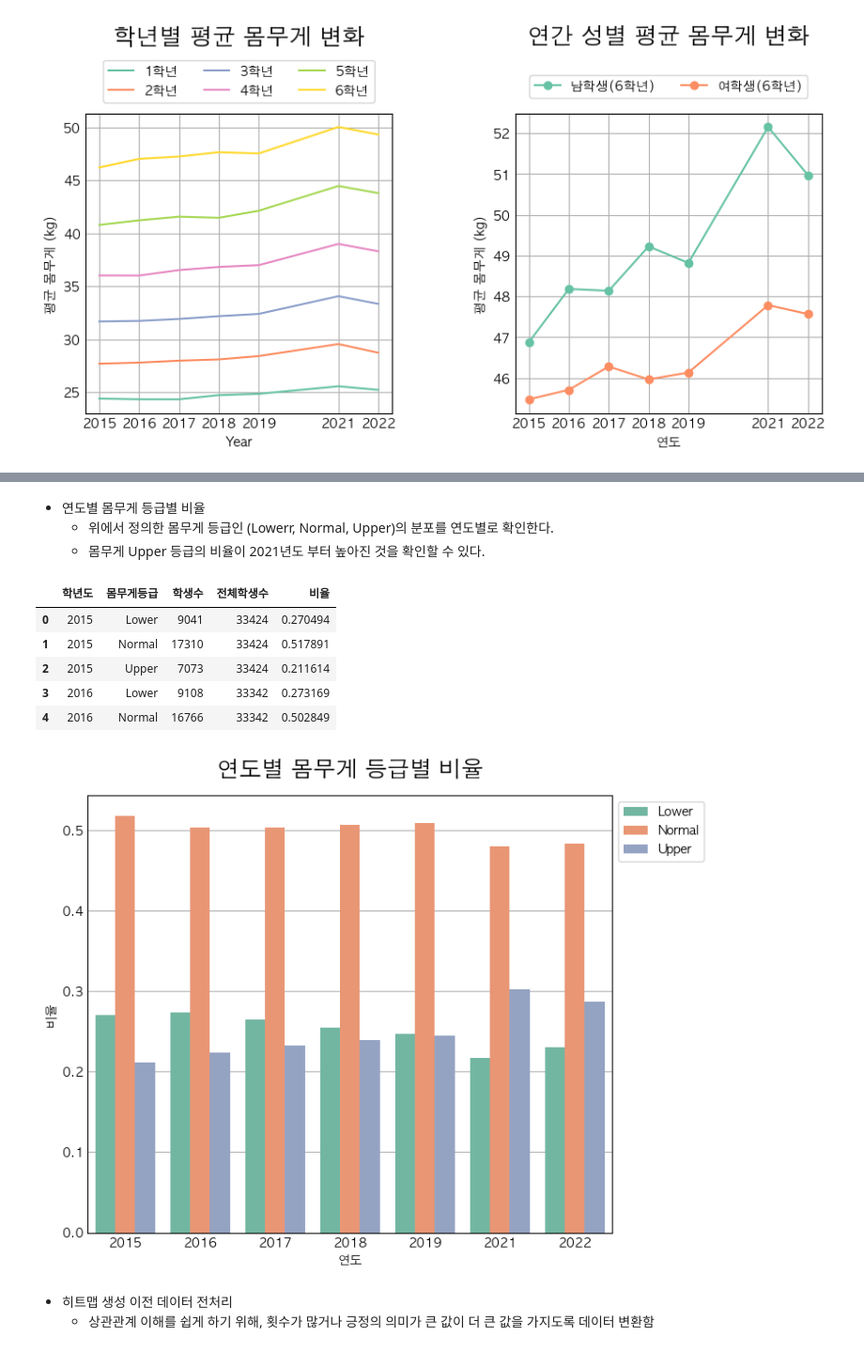
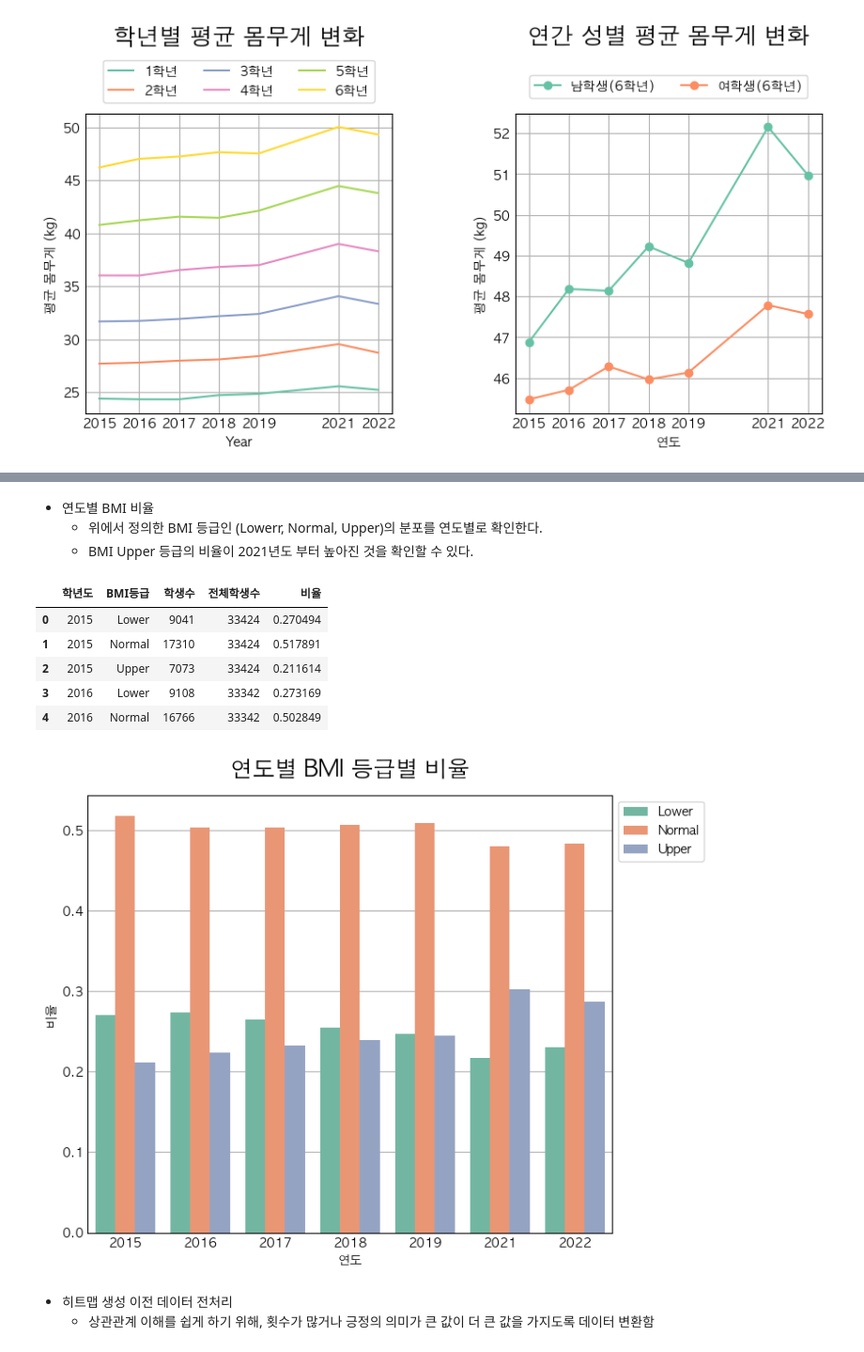
Before and after one commit to wooyeon83/AIBP_Team_Project, a Jupyter notebook: src/PRJ_02_Data_Analyze_Visualization_cwy.ipynb, the cells around one changed output, grey strips where cells are left out. Shown at 94% size. Drawn from its saved outputs; the diff is of its cells as text; code cells hidden in the pictures.

```diff
--- a/src/PRJ_02_Data_Analyze_Visualization_cwy.ipynb
+++ b/src/PRJ_02_Data_Analyze_Visualization_cwy.ipynb
@@ -171,12 +172,12 @@ fig.subplots_adjust(left=0.1, right=0.9, top=0.85, bottom=0.2, wspace=0.4)
     * 최솟값(IQR 1사분위값에서 1.5배 낮은 범위의 값) : box plot 에서 이상치 제거시 사용
     * 최대값(IQR 3사분위값에서 1.5배 높은 범위의 값) : box plot 에서 이상치 제거시 사용
 # %%
-df1 = df
-df1['몸무게 대비 키 비율'] = df['몸무게_kg']/df['키_cm'] * 100
+df5 = df
+df5['BMI'] = df['몸무게_kg']/df['키_cm'] * 100
 
 # 몸무게 대비 비율로 Lower, Normer, Upper 등급 분류하기
-Q1 = df1['몸무게 대비 키 비율'].quantile(0.25)
-Q3 = df1['몸무게 대비 키 비율'].quantile(0.75)
+Q1 = df5['BMI'].quantile(0.25)
+Q3 = df5['BMI'].quantile(0.75)
 
 # IQR 계산
 IQR = Q3 - Q1
@@ -186,9 +187,9 @@ lower_fence = Q1 - 1.5 * IQR
 
 print('IQR:' , IQR, 'Q3:', Q3, 'Q1:', Q1, 'Upper기준:', upper_fence,'초과 ', 'Lower기준:', lower_fence, '미만 ')
 
-df1.loc[df1['몸무게 대비 키 비율'] < Q1, '몸무게등급'] = 'Lower'
-df1.loc[df1['몸무게 대비 키 비율'] > Q3, '몸무게등급'] = 'Upper'
-df1['몸무게등급'] = df1['몸무게등급'].fillna('Normal')
-df1[['학년도', '학년', '몸무게_kg', '키_cm', '몸무게 대비 키 비율', '몸무게등급']].head()
+df5.loc[df5['BMI'] < Q1, 'BMI등급'] = 'Lower'
+df5.loc[df5['BMI'] > Q3, 'BMI등급'] = 'Upper'
+df5['BMI등급'] = df5['BMI등급'].fillna('Normal')
+df5[['학년도', '학년', '몸무게_kg', '키_cm', 'BMI', 'BMI등급']].head()
 # %% [output]
 IQR: 8.640150062616208 Q3: 29.232827086144297 Q1: 20.59267702352809 Upper기준: 42.193052180068605 초과  Lower기준: 7.6324519296037785 미만
@@ -212,15 +213,15 @@ sns.boxplot(y='몸무게 대비 키 비율', x='학년도', data=df1_filtered);
 # %% [markdown]
-* 연도별 몸무게 등급별 비율
-    * 위에서 정의한 몸무게 등급인 (Lowerr, Normal, Upper)의 분포를 연도별로 확인한다.
-    * 몸무게 Upper 등급의 비율이 2021년도 부터 높아진 것을 확인할 수 있다.
+* 연도별 BMI 비율
+    * 위에서 정의한 BMI 등급인 (Lowerr, Normal, Upper)의 분포를 연도별로 확인한다.
+    * BMI Upper 등급의 비율이 2021년도 부터 높아진 것을 확인할 수 있다.
 # %%
-df2 = df1.groupby(['학년도', '몸무게등급'])['학년'].count().reset_index().rename(columns={'학년':'학생수'})
-df1_sub = df1.groupby('학년도')['학년'].count().reset_index().rename(columns={'학년':'전체학생수'})
+df2 = df5.groupby(['학년도', 'BMI등급'])['학년'].count().reset_index().rename(columns={'학년':'학생수'})
+df1_sub = df5.groupby('학년도')['학년'].count().reset_index().rename(columns={'학년':'전체학생수'})
 df2 = df2.merge(df1_sub, on='학년도')
 df2['비율'] = df2['학생수']/df2['전체학생수']
 df2.head()
 # %% [output]
-|  | 학년도 | 몸무게등급 | 학생수 | 전체학생수 | 비율 |
+|  | 학년도 | BMI등급 | 학생수 | 전체학생수 | 비율 |
 | 0 | 2015 | Lower | 9041 | 33424 | 0.270494 |
 | 1 | 2015 | Normal | 17310 | 33424 | 0.517891 |
 | 2 | 2015 | Upper | 7073 | 33424 | 0.211614 |
@@ -229,16 +230,16 @@ df2.head()
 # %%
 # 누적 막대 그래프 그리기
 plt.figure(figsize=(6, 5))
-sns.barplot(x='학년도', y='비율', hue='몸무게등급', data=df2)
-plt.title('연도별 몸무게 등급별 비율' , fontdict=font, pad=15)
+sns.barplot(x='학년도', y='비율', hue='BMI등급', data=df2)
+plt.title('연도별 BMI 등급별 비율' , fontdict=font, pad=15)
 plt.xlabel('연도')
 plt.ylabel('비율')
-plt.legend(title='몸무게 등급')
+plt.legend(title='BMI 등급')
 plt.grid(True, axis='y')  # y 축에 그리드 추가
 plt.legend(loc='upper left', bbox_to_anchor=(1, 1))
 plt.show()
 # %% [output]
-[figure, old version]
+[figure, new version]
 # %% [markdown]
 * 히트맵 생성 이전 데이터 전처리
     * 상관관계 이해를 쉽게 하기 위해, 횟수가 많거나 긍정의 의미가 큰 값이 더 큰 값을 가지도록 데이터 변환함
```
Also changed, not shown: parts of 18 cells of this notebook, 2 other files.
